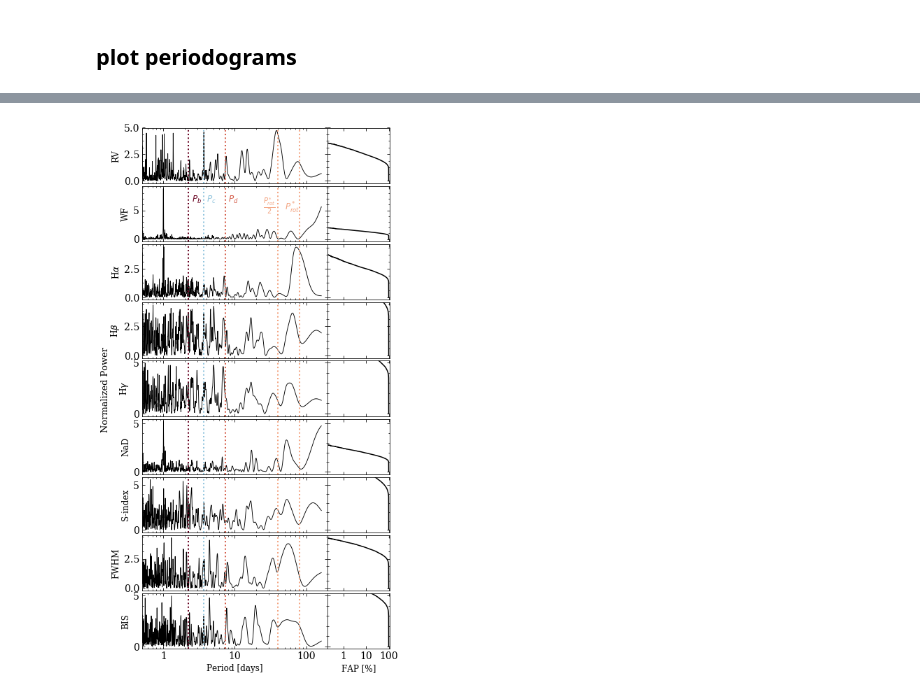
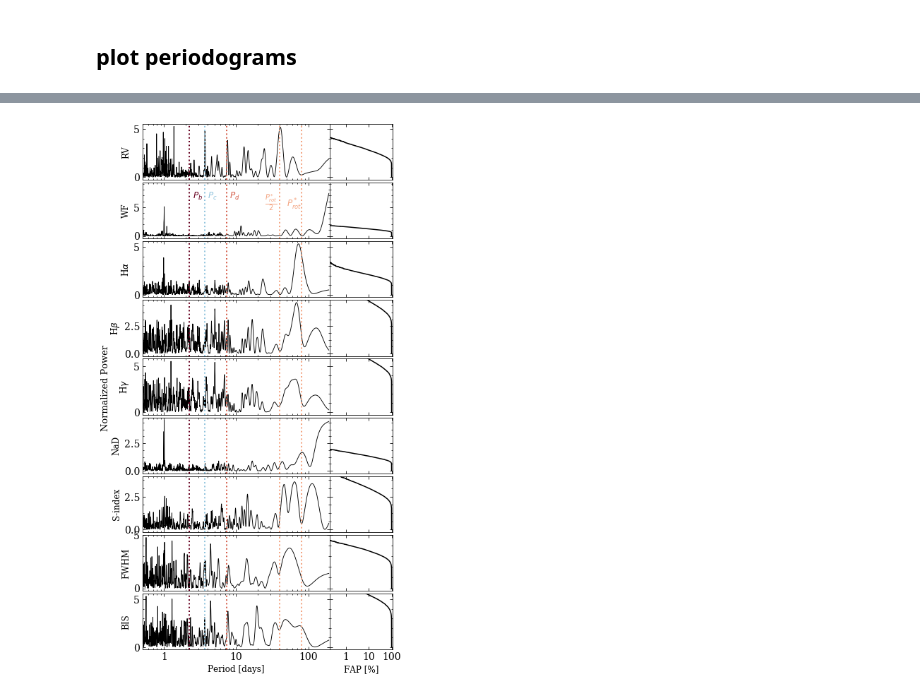
Before and after one commit to r-cloutier/toi175, a Jupyter notebook: periodogram_plots.ipynb, the cells around one changed output, grey strips where cells are left out. Saved outputs shown, nothing was run; the diff lists cells and outputs as text; code cells hidden in the pictures.

```diff
--- a/periodogram_plots.ipynb
+++ b/periodogram_plots.ipynb
@@ -15,12 +9,19 @@ or from the matplotlib source distribution
 ## get RV and transit data
 # %%
 # get data
-bjd, rv, erv, fwhm, bis, Halpha, eHalpha, Hbeta, eHbeta, Hgamma, eHgamma, NaD, eNaD, Sindex, eSindex = read_HARPS()
+fullRVs = True
+bjd, rv, erv, program, bjdshort, fwhm, bis, Halpha, eHalpha, Hbeta, eHbeta, Hgamma, eHgamma, NaD, eNaD, Sindex, eSindex = read_HARPS(fullRVs)
 
 # remove bad points known from loocv
-badRVs = np.array([48])
+badRVs = np.array([63])
 g = np.delete(np.arange(bjd.size), badRVs)
-bjd, rv, erv, fwhm, bis, Halpha, eHalpha, Hbeta, eHbeta, Hgamma, eHgamma, NaD, eNaD, Sindex, eSindex = \
-bjd[g],rv[g],erv[g],fwhm[g],bis[g],Halpha[g],eHalpha[g],Hbeta[g],eHbeta[g],Hgamma[g],eHgamma[g],NaD[g],eNaD[g],Sindex[g],eSindex[g]
+bjd, rv, erv, program, Halpha, eHalpha, Hbeta, eHbeta, Hgamma, eHgamma, NaD, eNaD, Sindex, eSindex = \
+bjd[g],rv[g],erv[g],program[g],Halpha[g],eHalpha[g],Hbeta[g],eHbeta[g],Hgamma[g],eHgamma[g],NaD[g],eNaD[g],Sindex[g],eSindex[g]
+#bjd, rv, erv, program = bjd[g],rv[g],erv[g], program[g]
+bad = np.array([48])
+g = np.delete(np.arange(bjdshort.size), bad)
+bjdshort, fwhm, bis = bjdshort[g], fwhm[g], bis[g]
+Binds = program == 'Bonfils'
+Jinds = program == 'Jenkins'
 print bjd.size
 # %% [output]
@@ -76,7 +95,7 @@ normH = pwr.std()
 ax01.plot(per, pwr/normH, '-', c=colH, lw=.9)
 # RV faps
 ax02 = plt.subplot(gs[0,-1])
-faps, pwrs = np.load('output_data/FAPS_RV.npy').T
+faps, pwrs = np.load('output_data/FAPS_full_RV.npy').T
 ax02.plot(faps, pwrs/normH, '-', c=colH)
 # customize
 ax02.set_xscale('log'), ax01.set_xscale('log')
@@ -93,7 +112,7 @@ normH = pwr.std()
 ax11.plot(per, pwr/normH, '-', c=colH, lw=.9)
 # WF faps
 ax12 = plt.subplot(gs[1,-1])
-faps, pwrs = np.load('output_data/FAPS_WF.npy').T
+faps, pwrs = np.load('output_data/FAPS_full_WF.npy').T
 ax12.plot(faps, pwrs/normH, '-', c=colH)
 # customize
 ax12.set_xscale('log'), ax11.set_xscale('log')
@@ -110,7 +129,7 @@ normH = pwr.std()
 ax21.plot(per, pwr/normH, '-', c=colH, lw=.9)
 # WF faps
 ax22 = plt.subplot(gs[2,-1])
-faps, pwrs = np.load('output_data/FAPS_Halpha.npy').T
+faps, pwrs = np.load('output_data/FAPS_full_Halpha.npy').T
 ax22.plot(faps, pwrs/normH, '-', c=colH)
 # customize
 ax22.set_xscale('log'), ax21.set_xscale('log')
@@ -127,7 +146,7 @@ normH = pwr.std()
 ax31.plot(per, pwr/normH, '-', c=colH, lw=.9)
 # WF faps
 ax32 = plt.subplot(gs[3,-1])
-faps, pwrs = np.load('output_data/FAPS_Hbeta.npy').T
+faps, pwrs = np.load('output_data/FAPS_full_Hbeta.npy').T
 ax32.plot(faps, pwrs/normH, '-', c=colH)
 # customize
 ax32.set_xscale('log'), ax31.set_xscale('log')
@@ -144,7 +163,7 @@ normH = pwr.std()
 ax41.plot(per, pwr/normH, '-', c=colH, lw=.9)
 # WF faps
 ax42 = plt.subplot(gs[4,-1])
-faps, pwrs = np.load('output_data/FAPS_Hgamma.npy').T
+faps, pwrs = np.load('output_data/FAPS_full_Hgamma.npy').T
 ax42.plot(faps, pwrs/normH, '-', c=colH)
 # customize
 ax42.set_xscale('log'), ax41.set_xscale('log')
@@ -161,7 +180,7 @@ normH = pwr.std()
 ax51.plot(per, pwr/normH, '-', c=colH, lw=.9)
 # WF faps
 ax52 = plt.subplot(gs[5,-1])
-faps, pwrs = np.load('output_data/FAPS_NaD.npy').T
+faps, pwrs = np.load('output_data/FAPS_full_NaD.npy').T
 ax52.plot(faps, pwrs/normH, '-', c=colH)
 # customize
 ax52.set_xscale('log'), ax51.set_xscale('log')
@@ -178,7 +197,7 @@ normH = pwr.std()
 ax61.plot(per, pwr/normH, '-', c=colH, lw=.9)
 # WF faps
 ax62 = plt.subplot(gs[6,-1])
-faps, pwrs = np.load('output_data/FAPS_Sindex.npy').T
+faps, pwrs = np.load('output_data/FAPS_full_Sindex.npy').T
 ax62.plot(faps, pwrs/normH, '-', c=colH)
 # customize
 ax62.set_xscale('log'), ax61.set_xscale('log')
@@ -190,12 +209,14 @@ ax62.set_xticklabels(''), ax61.set_xticklabels('')
 
 # FWHM
 ax71 = plt.subplot(gs[7,:-1])
-per,pwr,_ = compute_LSperiodogram(bjd, fwhm, scale_err(rv,erv,fwhm), plims=(.5,Hlen))
+match = np.in1d(bjd, bjdshort)
+per,pwr,_ = compute_LSperiodogram(bjdshort, fwhm, scale_err(rv[match],erv[match],fwhm), plims=(.5,Hlen))
+#per,pwr,_ = compute_LSperiodogram(bjdshort, fwhm, np.ones(bjdshort.size), plims=(.5,Hlen))
 normH = pwr.std()
 ax71.plot(per, pwr/normH, '-', c=colH, lw=.9)
 # WF faps
 ax72 = plt.subplot(gs[7,-1])
-faps, pwrs = np.load('output_data/FAPS_FWHM.npy').T
+faps, pwrs = np.load('output_data/FAPS_full_FWHM.npy').T
 ax72.plot(faps, pwrs/normH, '-', c=colH)
 # customize
 ax72.set_xscale('log'), ax71.set_xscale('log')
@@ -207,12 +228,13 @@ ax72.set_xticklabels(''), ax71.set_xticklabels('')
 
 # BIS
 ax81 = plt.subplot(gs[8,:-1])
-per,pwr,_ = compute_LSperiodogram(bjd, bis, scale_err(rv,erv,bis), plims=(.5,Hlen))
+per,pwr,_ = compute_LSperiodogram(bjdshort, bis, scale_err(rv[match],erv[match],bis), plims=(.5,Hlen))
+#per,pwr,_ = compute_LSperiodogram(bjdshort, bis, np.ones(bjdshort.size), plims=(.5,Hlen))
 normH = pwr.std()
 ax81.plot(per, pwr/normH, '-', c=colH, lw=.9)
 # WF faps
 ax82 = plt.subplot(gs[8,-1])
-faps, pwrs = np.load('output_data/FAPS_FWHM.npy').T
+faps, pwrs = np.load('output_data/FAPS_full_FWHM.npy').T
 ax82.plot(faps, pwrs/normH, '-', c=colH)
 # customize
 ax82.set_xscale('log'), ax81.set_xscale('log')
@@ -226,31 +248,31 @@ ax81.set_xlabel('Period [days]', fontsize=12), ax82.set_xlabel('FAP [%]', fontsi
 
 # legend
 ax41.text(-.22, 1.12, 'Normalized Power', fontsize=13, rotation=90, transform=ax41.transAxes)
 
 # plot vertical lines
 #cols = ['#feb24c','#fc4e2a','#800026','#e31a1c','#fd8d3c']
 cols = ['#f4a582','#f4a582','#67001f','#92c5de','#d6604d']
 vert = 1
 if vert:
     colind = 0
     for p in [40,80,2.25,3.69,7.45]:
         ax01.axvline(p, ls=':', color=cols[colind], lw=2)
         ax11.axvline(p, ls=':', color=cols[colind], lw=2)
         ax21.axvline(p, ls=':', color=cols[colind], lw=2)
         ax31.axvline(p, ls=':', color=cols[colind], lw=2)
         ax41.axvline(p, ls=':', color=cols[colind], lw=2)
         ax51.axvline(p, ls=':', color=cols[colind], lw=2)
         ax61.axvline(p, ls=':', color=cols[colind], lw=2)
         ax71.axvline(p, ls=':', color=cols[colind], lw=2)
         ax81.axvline(p, ls=':', color=cols[colind], lw=2)
         colind += 1
     ax11.text(2.5, 6.5, r'$P_b$', fontsize=12, weight='semibold', color=cols[2])
     ax11.text(4, 6.5, r'$P_c$', fontsize=12, weight='semibold', color=cols[3])
     ax11.text(8, 6.5, r'$P_d$', fontsize=12, weight='semibold', color=cols[4])
     ax11.text(25, 5, r'$\frac{P_{rot}^*}{2}$', fontsize=14, weight='semibold', color=cols[1])
     ax11.text(50, 5, r'$P_{rot}^*$', fontsize=12, weight='semibold', color=cols[0])
 
 fig.subplots_adjust(hspace=.05, wspace=0, bottom=.05, left=.15, top=.99, right=.97)
 plt.savefig('/Users/ryancloutier/Research/TOI_175/plots/periodograms.png')
 # %% [output]
-[figure, old version]
+[figure, new version]
```
Also changed, not shown: parts of 4 cells of this notebook, 11 other files.
